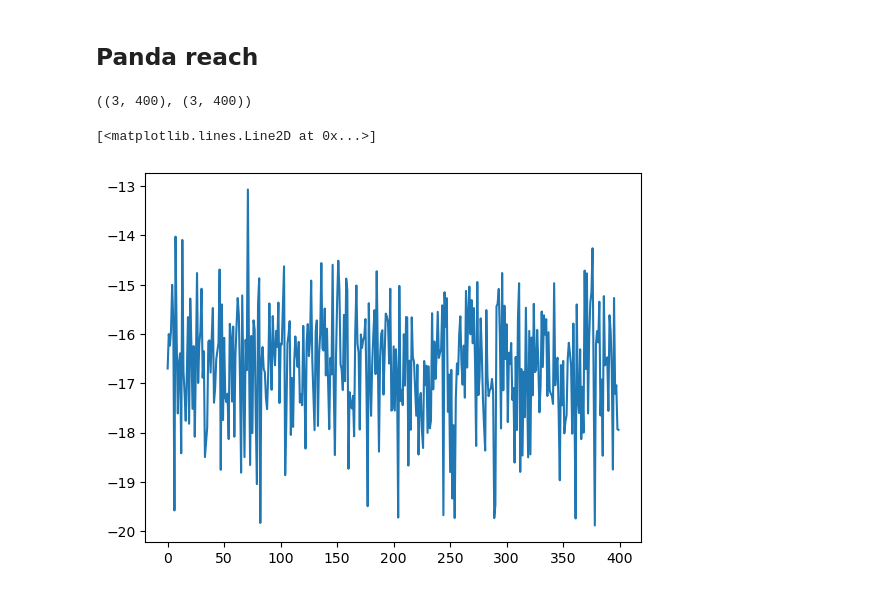
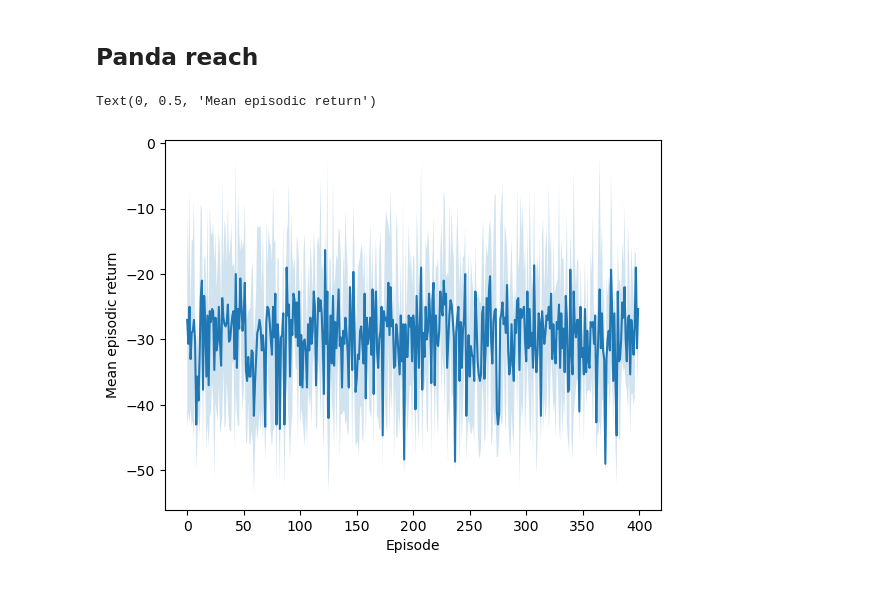
Before and after one commit to nicolasleblanc-poly/QRNN-MPC, a Jupyter notebook: mppi/mppi_analysis.ipynb, the cells around one changed output. Cells and saved outputs as stored; diff of their text form; code cells hidden in the pictures.

```diff
--- a/mppi/mppi_analysis.ipynb
+++ b/mppi/mppi_analysis.ipynb
@@ -62,15 +62,18 @@ plt.ylabel('Mean episodic return')
 # %% [markdown]
 ## Panda reach
 # %%
-PR_mppi = np.load("C:\\Users\\nicle\\Desktop\\QRNN-MPC\\mppi\\MountainCarContinuous_MPPI_results.npz")#['mean_reward']
+PR_mppi_0 = np.load("C:\\Users\\nicle\\Desktop\\QRNN-MPC\\mppi\\PandaReach_MPPI_results_seed0.npz")['arr_0'] #['mean_reward']
+PR_mppi_8 = np.load("C:\\Users\\nicle\\Desktop\\QRNN-MPC\\mppi\\PandaReach_MPPI_results_seed8.npz")['arr_0']
+PR_mppi_15 = np.load("C:\\Users\\nicle\\Desktop\\QRNN-MPC\\mppi\\PandaReach_MPPI_results_seed15.npz")['arr_0']
-# %%
-PR_mppi['episode_rewards'].shape
-# %% [output]
-((3, 400), (3, 400))
-# %%
-plt.plot(PR_mppi['mean_rewards'], label='MPPI')
-plt.xlabel('Episode')
-plt.ylabel('Mean episodic return')
-# %% [output]
-[<matplotlib.lines.Line2D at 0x...>]
-[figure, removed]
+# %%
+episodic_return_seeds = np.array([PR_mppi_0, PR_mppi_8, PR_mppi_15])
+mean_episodic_return = np.mean(episodic_return_seeds, axis=0)
+std_episodic_return = np.std(episodic_return_seeds, axis=0)
+# %%
+plt.plot(mean_episodic_return, label='MPPI')
+plt.fill_between(range(len(mean_episodic_return)), mean_episodic_return - std_episodic_return, mean_episodic_return + std_episodic_return, alpha=0.2)
+plt.xlabel('Episode')
+plt.ylabel('Mean episodic return')
+# %% [output]
+Text(0, 0.5, 'Mean episodic return')
+[figure, added]
```
Also changed, not shown: 15 other files.
